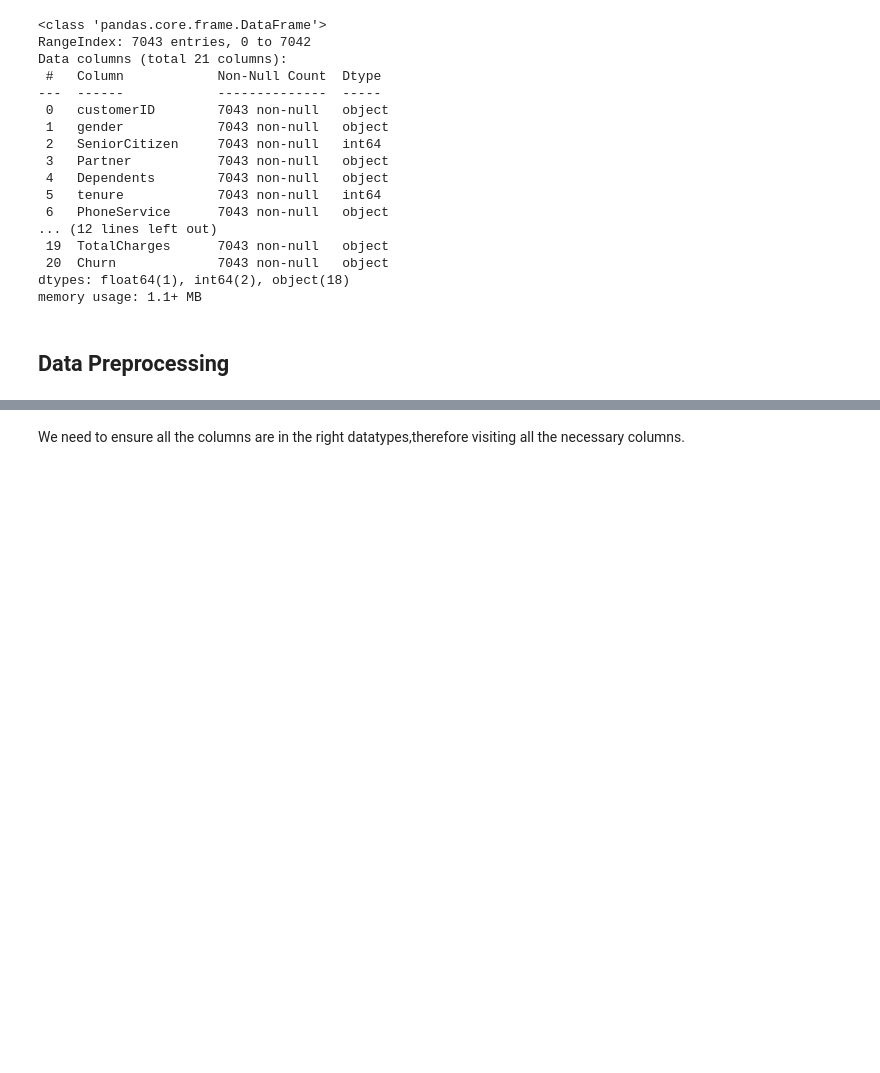
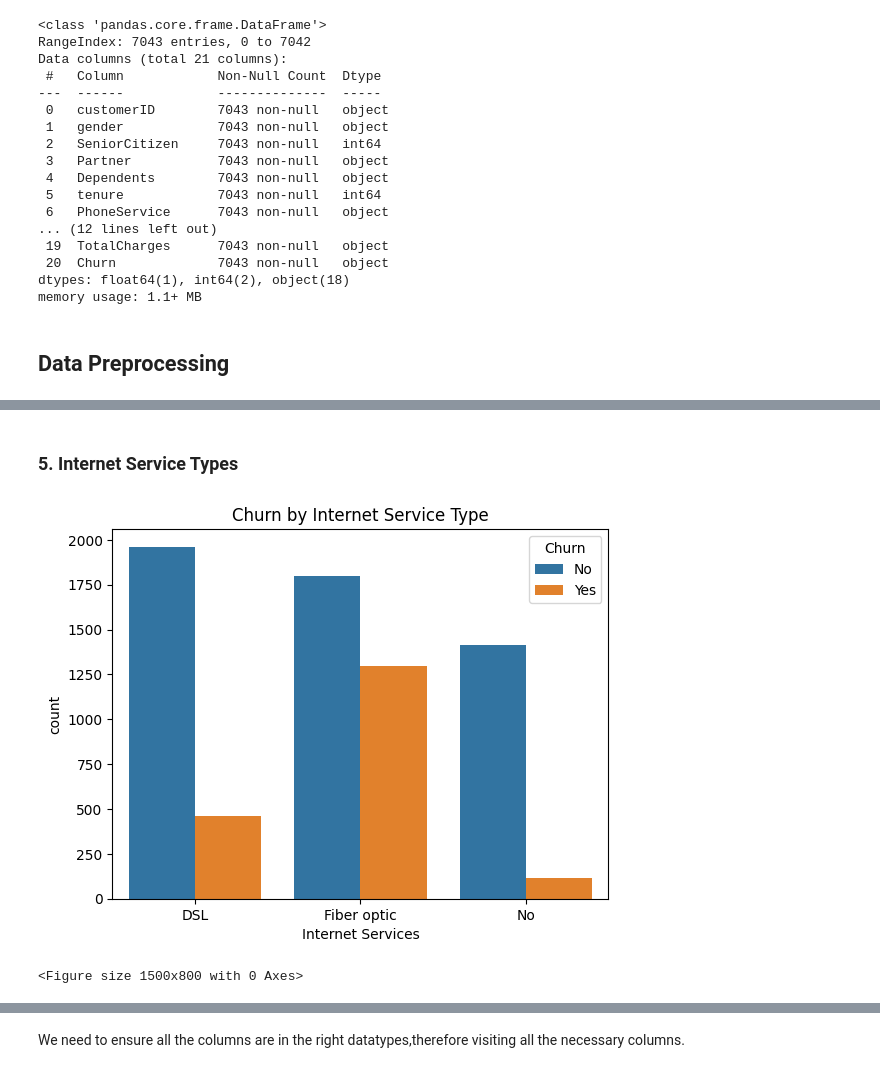
Before and after one commit to RetroAce0-0/Lam8da_2025, a Jupyter notebook: Lambda_Churn.ipynb, the cells around one changed output, grey strips where cells are left out. Cells and saved outputs as stored; diff of their text form; code cells hidden in the pictures; blank space fills up the shorter version.

```diff
--- a/Lambda_Churn.ipynb
+++ b/Lambda_Churn.ipynb
@@ -66,0 +196,11 @@ memory usage: 1.1+ MB
+# %% [markdown]
+### 5. Internet Service Types
+# %%
+sns.countplot(x='InternetService', hue='Churn', data=df)
+plt.title('Churn by Internet Service Type')
+plt.xlabel("Internet Services")
+plt.figure(figsize=(15,8))
+plt.show()
+# %% [output]
+[figure, added]
+<Figure size 1500x800 with 0 Axes>
```
Also changed, not shown: parts of 37 cells of this notebook.
